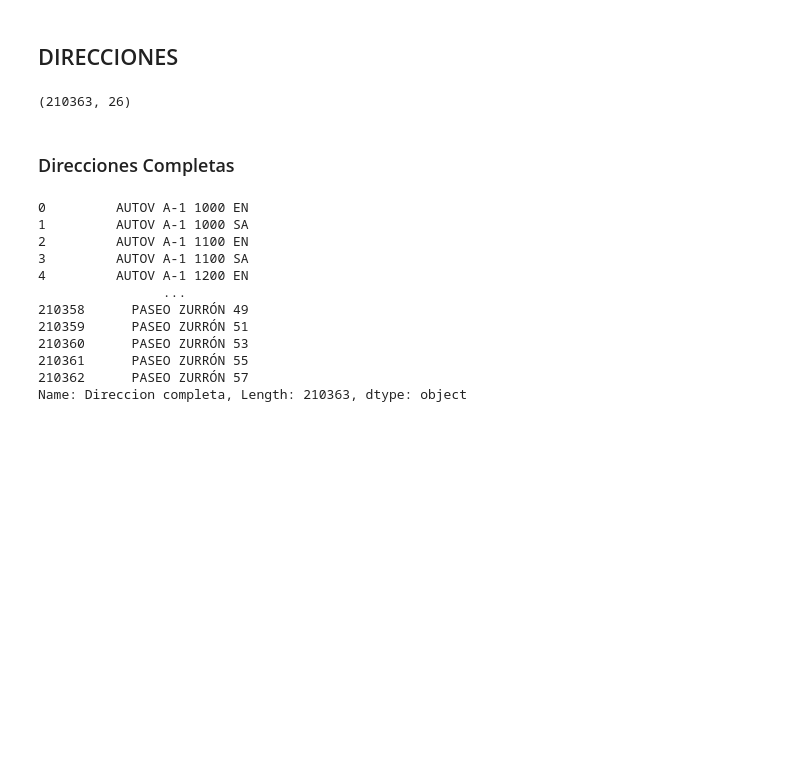
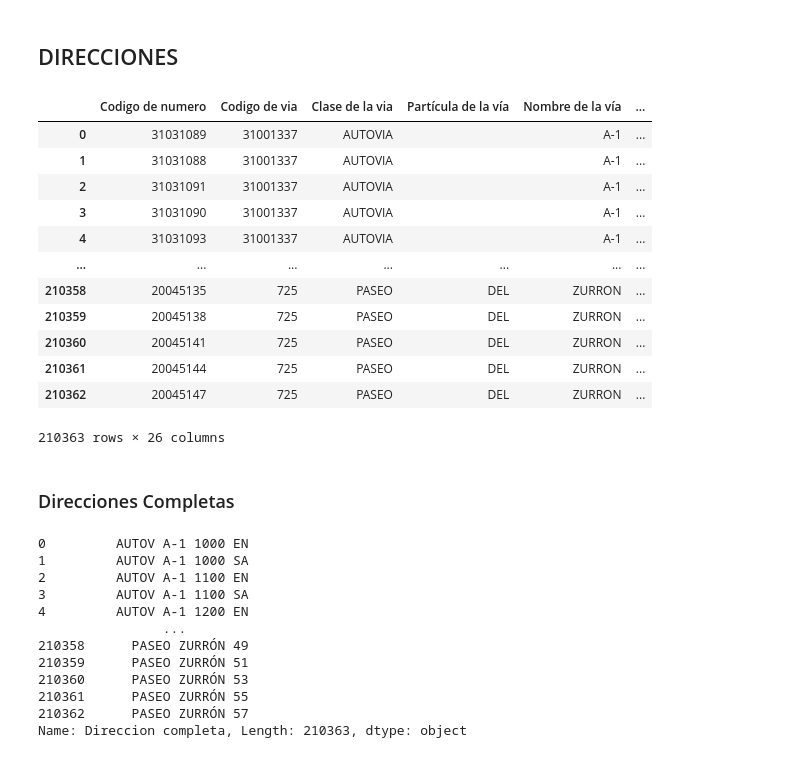
Before and after one commit to winoo19/GPS, a Jupyter notebook: parse_data.ipynb, the cells around one changed output. Drawn from its saved outputs; the diff is of its cells as text; code cells hidden in the pictures; blank space fills up the shorter version.

```diff
--- a/parse_data.ipynb
+++ b/parse_data.ipynb
@@ -5,9 +5,21 @@ import pandas as pd
 # %%
 direcciones = pd.read_csv('data/direcciones.csv', sep=';', encoding='latin-1',
 dtype = {'Coordenada X (Guia Urbana) cm': str, 'Coordenada Y (Guia Urbana) cm': str})
-direcciones.shape
+direcciones
 # %% [output]
+|  | Codigo de numero | Codigo de via | Clase de la via | Partícula de la vía | Nombre de la vía | ... |
+| 0 | 31031089 | 31001337 | AUTOVIA |  | A-1 | ... |
+| 1 | 31031088 | 31001337 | AUTOVIA |  | A-1 | ... |
+| 2 | 31031091 | 31001337 | AUTOVIA |  | A-1 | ... |
+| 3 | 31031090 | 31001337 | AUTOVIA |  | A-1 | ... |
+| 4 | 31031093 | 31001337 | AUTOVIA |  | A-1 | ... |
+| ... | ... | ... | ... | ... | ... | ... |
+| 210358 | 20045135 | 725 | PASEO | DEL | ZURRON | ... |
+| 210359 | 20045138 | 725 | PASEO | DEL | ZURRON | ... |
+| 210360 | 20045141 | 725 | PASEO | DEL | ZURRON | ... |
+| 210361 | 20045144 | 725 | PASEO | DEL | ZURRON | ... |
+| 210362 | 20045147 | 725 | PASEO | DEL | ZURRON | ... |
-(210363, 26)
+210363 rows × 26 columns
 # %% [markdown]
 ### Direcciones Completas
 # %%
```
Also changed, not shown: 3 other files.
